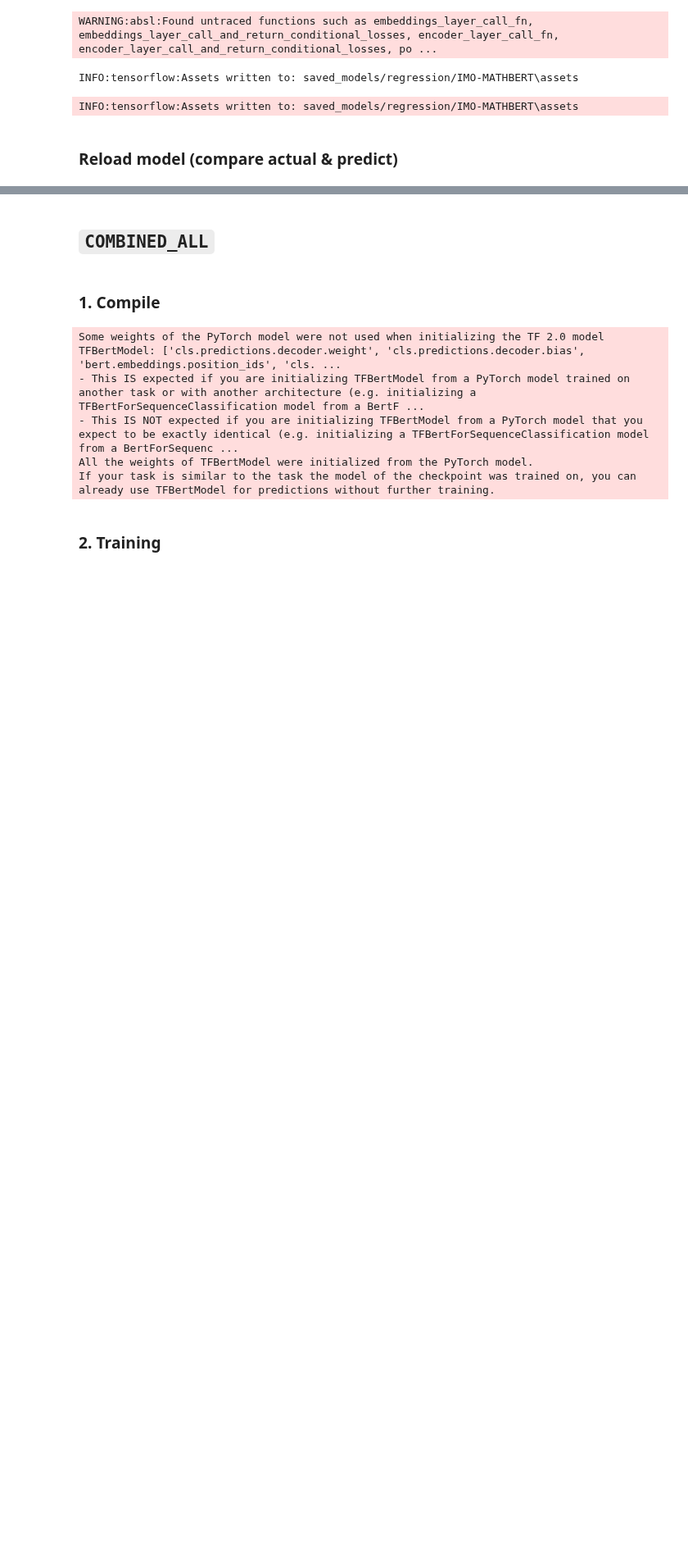
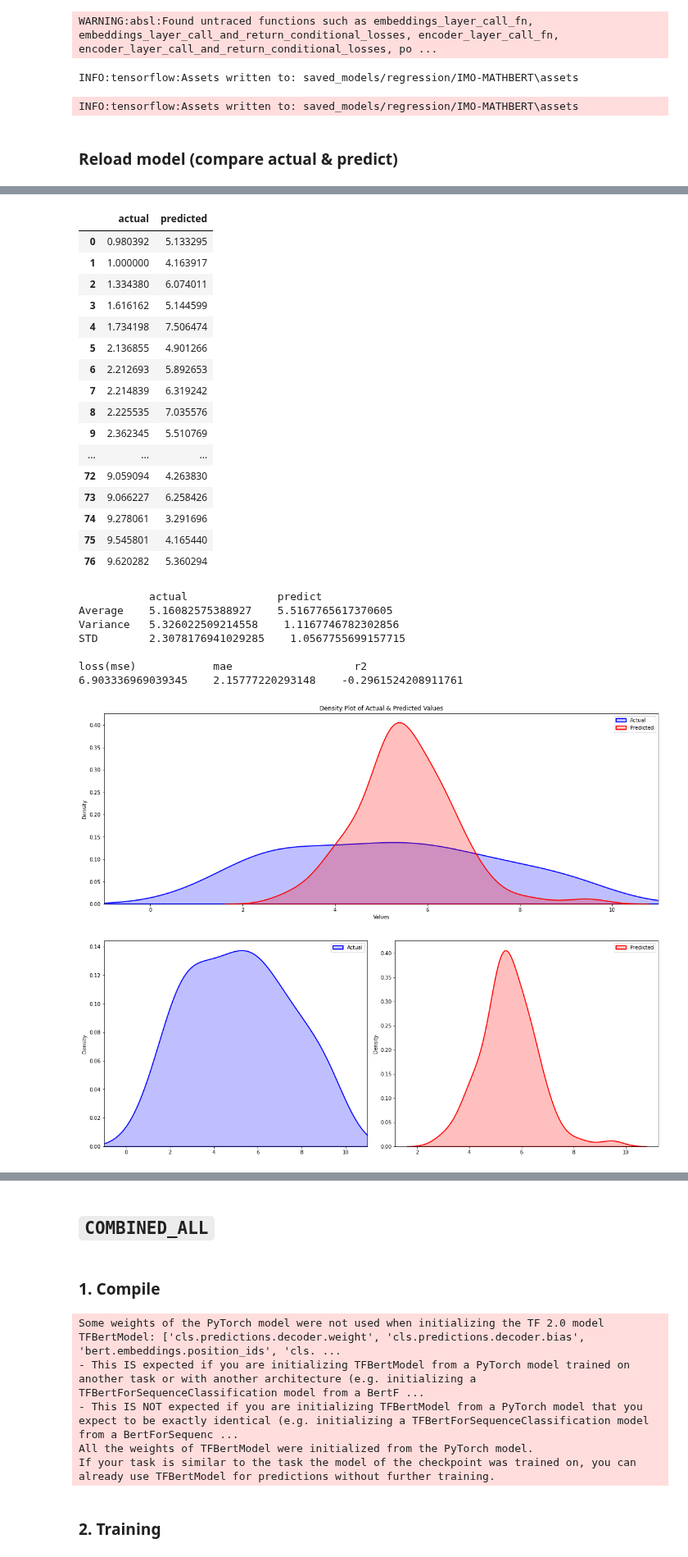
Before and after one commit to victorchendra02/Final-Academic-Project, a Jupyter notebook: models/02_MATHBERT.ipynb, the cells around one changed output, grey strips where cells are left out. Shown at 82% size. Saved outputs shown, nothing was run; the diff lists cells and outputs as text; code cells hidden in the pictures; blank space fills up the shorter version.

```diff
--- a/models/02_MATHBERT.ipynb
+++ b/models/02_MATHBERT.ipynb
@@ -13,14 +13,18 @@ from official.nlp import optimization  # to create AdamW optimizer
 
 from transformers import BertTokenizer, TFBertModel
 
-def compare_actual_and_predict_values(model, list_of_texts, list_of_actual):
+def compare_actual_and_predict_values(model, tokenized_list_of_texts, list_of_texts, list_of_actual):
     from sklearn.metrics import mean_squared_error, mean_absolute_error, r2_score
     import matplotlib.pyplot as plt
     import seaborn as sns
     import numpy as np
 
-    predicted = model(tf.constant(list_of_texts))
-    predicted = predicted.numpy().flatten()
+    predicted = []
+    for i in range(len(tokenized_list_of_texts[0])):
+        temp = model([[tokenized_list_of_texts[0][i]], [tokenized_list_of_texts[1][i]], [tokenized_list_of_texts[2][i]]])
+        temp = temp.numpy().flatten()[0]
+        predicted.append(temp)
+    predicted = np.array(predicted)
     list_of_actual = np.array(list_of_actual)
 
     for i in range(len(list_of_texts)):
@@ -84,6 +88,17 @@ def compare_actual_and_predict_values(model, list_of_texts, list_of_actual):
     plt.ylim(0, 10)
 
     plt.show()
+
+def tokenize_text(array, max_length=512, return_tensor:bool = False):
+    tokenizer = BertTokenizer.from_pretrained('tbs17/MathBERT', output_hidden_states=True)
+    tokenized_list = tokenizer(array, padding='max_length', max_length=max_length, truncation=True, return_tensors='tf')
+
+    if type(return_tensor) is not bool:
+        raise TypeError(f"return_tensor must a boolean. Found return_tensor={type(return_tensor)}")
+    if return_tensor is True:
+        return tf.data.Dataset.from_tensor_slices((tokenized_list['input_ids'], tokenized_list['attention_mask'], tokenized_list['token_type_ids']))
+    if return_tensor is False:
+        return tokenized_list['input_ids'], tokenized_list['attention_mask'], tokenized_list['token_type_ids']
 # %% [output]
 TensorFlow Addons (TFA) has ended development and introduction of new features.
 TFA has entered a minimal maintenance and release mode until a planned end of life in May 2024.
@@ -385,9 +384,10 @@ INFO:tensorflow:Assets written to: saved_models/regression/IMO-MATHBERT\assets
 df = pd.read_csv("../data/regression/imo/test.csv")
 df.sort_values(by=['score'], inplace=True)
 df.reset_index(inplace=True)
-examples_texts = df['post_canonical'].values
+examples_texts = list(df['post_canonical'].values)
+tokenized_examples_texts = tokenize_text(examples_texts, max_length=512, return_tensor=False)
 examples_scores = df['score'].values
 
 reloaded_model = tf.saved_model.load('saved_models/regression/IMO-MATHBERT')
-compare_actual_and_predict_values(reloaded_model, examples_texts, examples_scores)
+compare_actual_and_predict_values(reloaded_model, tokenized_examples_texts, examples_texts, examples_scores)
 # %% [output]
@@ -397,0 +411,26 @@ ValueError: Could not find matching concrete function to call loaded from the Sa
+|  | actual | predicted |
+| 0 | 0.980392 | 5.133295 |
+| 1 | 1.000000 | 4.163917 |
+| 2 | 1.334380 | 6.074011 |
+| 3 | 1.616162 | 5.144599 |
+| 4 | 1.734198 | 7.506474 |
+| 5 | 2.136855 | 4.901266 |
+| 6 | 2.212693 | 5.892653 |
+| 7 | 2.214839 | 6.319242 |
+| 8 | 2.225535 | 7.035576 |
+| 9 | 2.362345 | 5.510769 |
+| ... | ... | ... |
+| 72 | 9.059094 | 4.263830 |
+| 73 | 9.066227 | 6.258426 |
+| 74 | 9.278061 | 3.291696 |
+| 75 | 9.545801 | 4.165440 |
+| 76 | 9.620282 | 5.360294 |
+           actual              predict
+Average    5.16082575388927    5.5167765617370605
+Variance   5.326022509214558    1.1167746782302856
+STD        2.3078176941029285    1.0567755699157715
+
+loss(mse)            mae                   r2
+6.903336969039345    2.15777220293148    -0.2961524208911761
+[figure, added]
+[figure, added]
```
Also changed, not shown: parts of 5 cells of this notebook.
